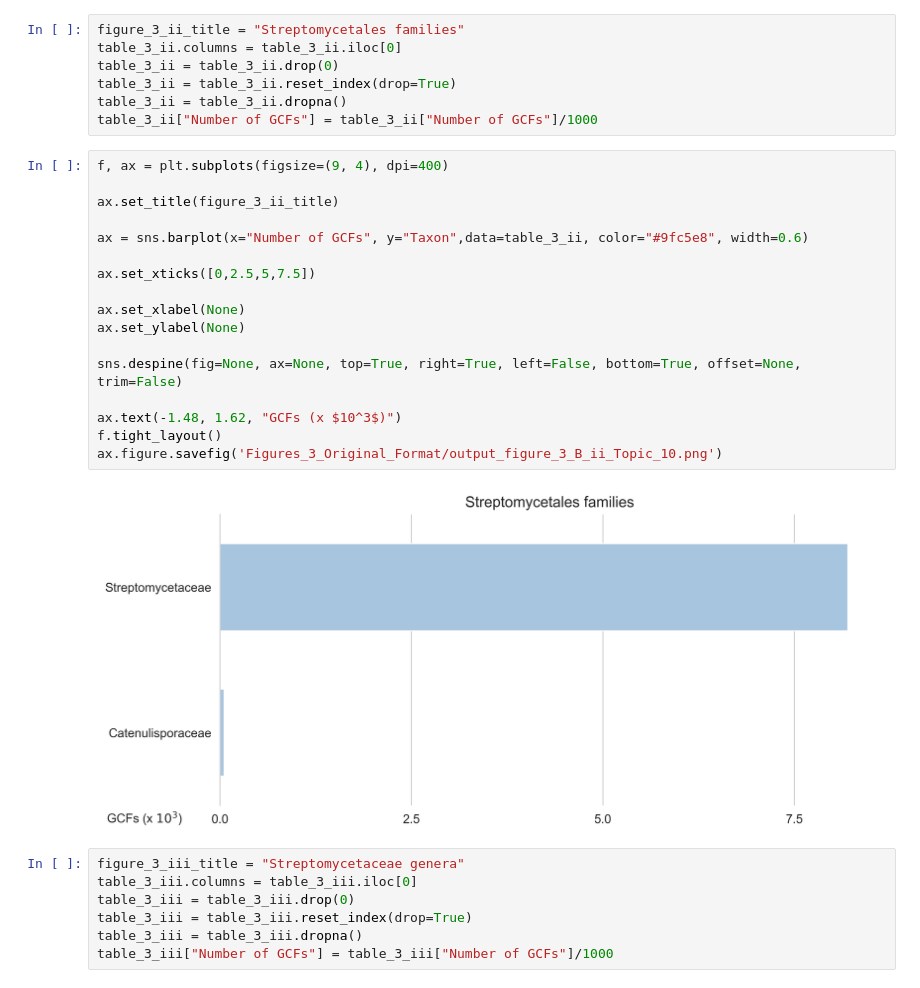
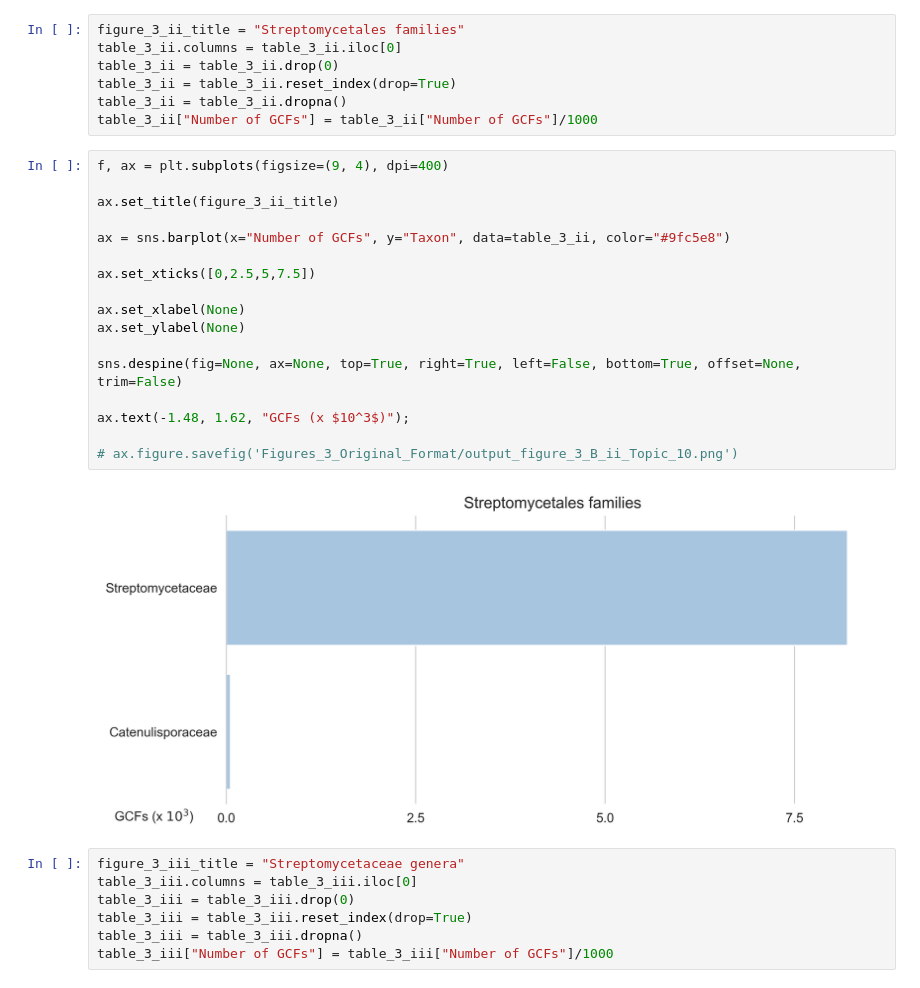
Before and after one commit to SinaBerkGolech/Metabolomics_Seminar_Topic_10, a Jupyter notebook: Figure_3/Figure_3_B.ipynb, the cells around one changed output. Cells and saved outputs as stored; diff of their text form.

```diff
--- a/Figure_3/Figure_3_B.ipynb
+++ b/Figure_3/Figure_3_B.ipynb
@@ -74,22 +68,22 @@ table_3_ii["Number of GCFs"] = table_3_ii["Number of GCFs"]/1000
 # %%
 f, ax = plt.subplots(figsize=(9, 4), dpi=400)
 
 ax.set_title(figure_3_ii_title)
 
-ax = sns.barplot(x="Number of GCFs", y="Taxon",data=table_3_ii, color="#9fc5e8", width=0.6)
+ax = sns.barplot(x="Number of GCFs", y="Taxon", data=table_3_ii, color="#9fc5e8")
 
 ax.set_xticks([0,2.5,5,7.5])
 
 ax.set_xlabel(None)
 ax.set_ylabel(None)
 
 sns.despine(fig=None, ax=None, top=True, right=True, left=False, bottom=True, offset=None, trim=False)
 
-ax.text(-1.48, 1.62, "GCFs (x $10^3$)")
-f.tight_layout()
-ax.figure.savefig('Figures_3_Original_Format/output_figure_3_B_ii_Topic_10.png')
+ax.text(-1.48, 1.62, "GCFs (x $10^3$)");
+
+# ax.figure.savefig('Figures_3_Original_Format/output_figure_3_B_ii_Topic_10.png')
 # %% [output]
-[figure, old version]
+[figure, new version]
 # %%
 figure_3_iii_title = "Streptomycetaceae genera"
 table_3_iii.columns = table_3_iii.iloc[0]
```
Also changed, not shown: parts of 4 cells of this notebook, 43 other files.
